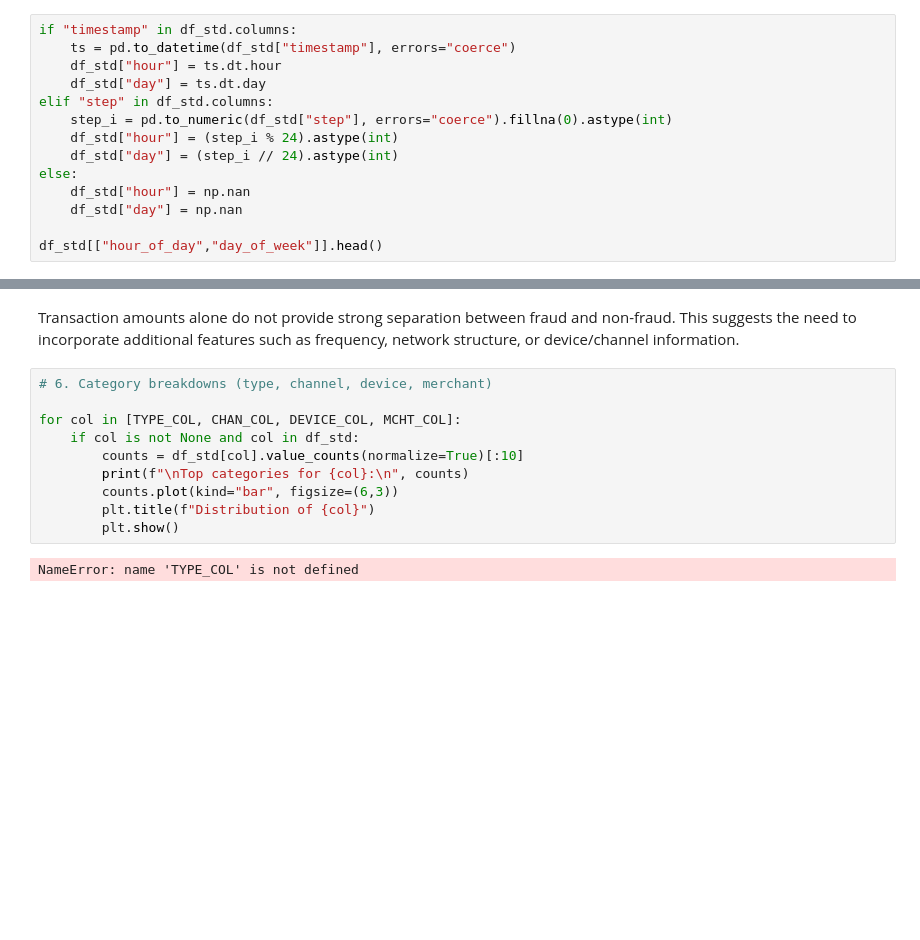
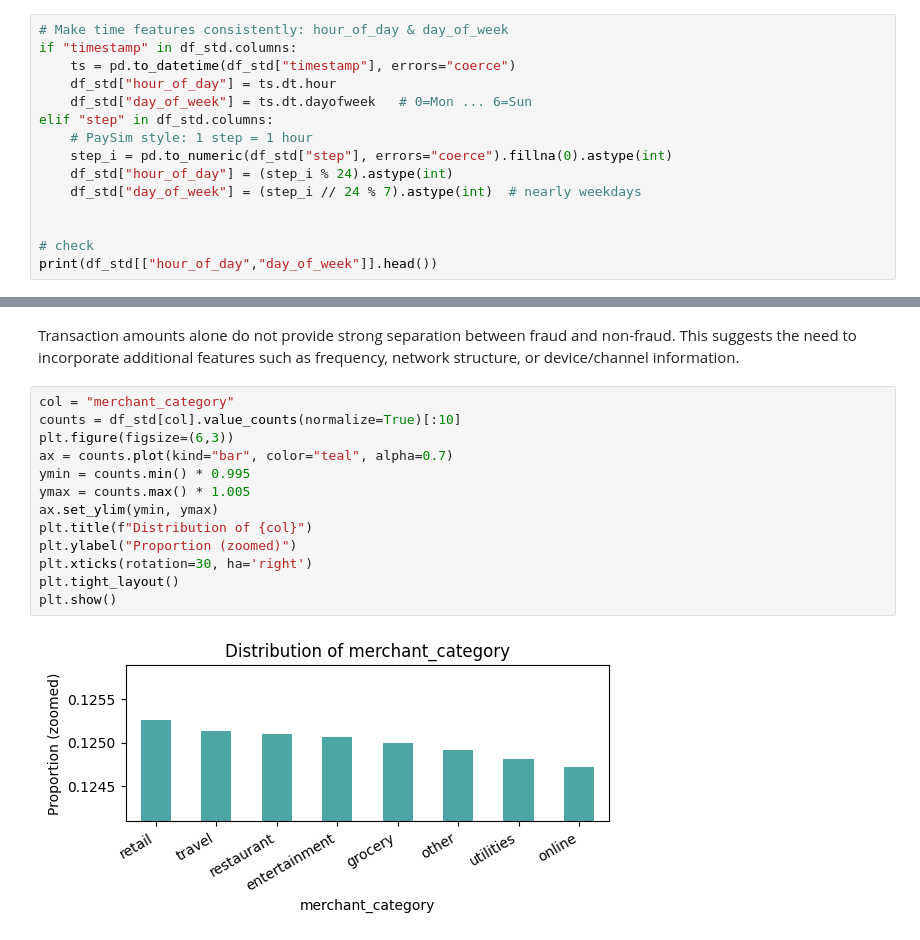
Before and after one commit to nora-li-ds/Agent-Based-Modelling-for-Scam-Spread, a Jupyter notebook: notebooks/01_data_exploration.ipynb, the cells around one changed output, grey strips where cells are left out. Saved outputs shown, nothing was run; the diff lists cells and outputs as text; blank space fills up the shorter version.

```diff
--- a/notebooks/01_data_exploration.ipynb
+++ b/notebooks/01_data_exploration.ipynb
@@ -97,17 +92,18 @@ so I don’t have to worry about column name mismatches in the rest of the noteb
 # %% [markdown]
 ### Step 2 – Time features (hour/day)
 # %%
+# Make time features consistently: hour_of_day & day_of_week
 if "timestamp" in df_std.columns:
     ts = pd.to_datetime(df_std["timestamp"], errors="coerce")
-    df_std["hour"] = ts.dt.hour
-    df_std["day"] = ts.dt.day
+    df_std["hour_of_day"] = ts.dt.hour
+    df_std["day_of_week"] = ts.dt.dayofweek   # 0=Mon ... 6=Sun
 elif "step" in df_std.columns:
+    # PaySim style: 1 step = 1 hour
     step_i = pd.to_numeric(df_std["step"], errors="coerce").fillna(0).astype(int)
-    df_std["hour"] = (step_i % 24).astype(int)
-    df_std["day"] = (step_i // 24).astype(int)
-else:
-    df_std["hour"] = np.nan
-    df_std["day"] = np.nan
+    df_std["hour_of_day"] = (step_i % 24).astype(int)
+    df_std["day_of_week"] = (step_i // 24 % 7).astype(int)  # nearly weekdays
 
-df_std[["hour_of_day","day_of_week"]].head()
+
+# check
+print(df_std[["hour_of_day","day_of_week"]].head())
 # %% [output]
@@ -245,14 +241,17 @@ Name: amount, dtype: float64
 # %% [markdown]
 Transaction amounts alone do not provide strong separation between fraud and non-fraud. This suggests the need to incorporate additional features such as frequency, network structure, or device/channel information.
 # %%
-# 6. Category breakdowns (type, channel, device, merchant)
-
-for col in [TYPE_COL, CHAN_COL, DEVICE_COL, MCHT_COL]:
-    if col is not None and col in df_std:
-        counts = df_std[col].value_counts(normalize=True)[:10]
-        print(f"\nTop categories for {col}:\n", counts)
-        counts.plot(kind="bar", figsize=(6,3))
-        plt.title(f"Distribution of {col}")
-        plt.show()
+col = "merchant_category"
+counts = df_std[col].value_counts(normalize=True)[:10]
+plt.figure(figsize=(6,3))
+ax = counts.plot(kind="bar", color="teal", alpha=0.7)
+ymin = counts.min() * 0.995
+ymax = counts.max() * 1.005
+ax.set_ylim(ymin, ymax)
+plt.title(f"Distribution of {col}")
+plt.ylabel("Proportion (zoomed)")
+plt.xticks(rotation=30, ha='right')
+plt.tight_layout()
+plt.show()
 # %% [output]
-NameError: name 'TYPE_COL' is not defined
+[figure, added]
```
Also changed, not shown: parts of 5 cells of this notebook, 3 other files.
